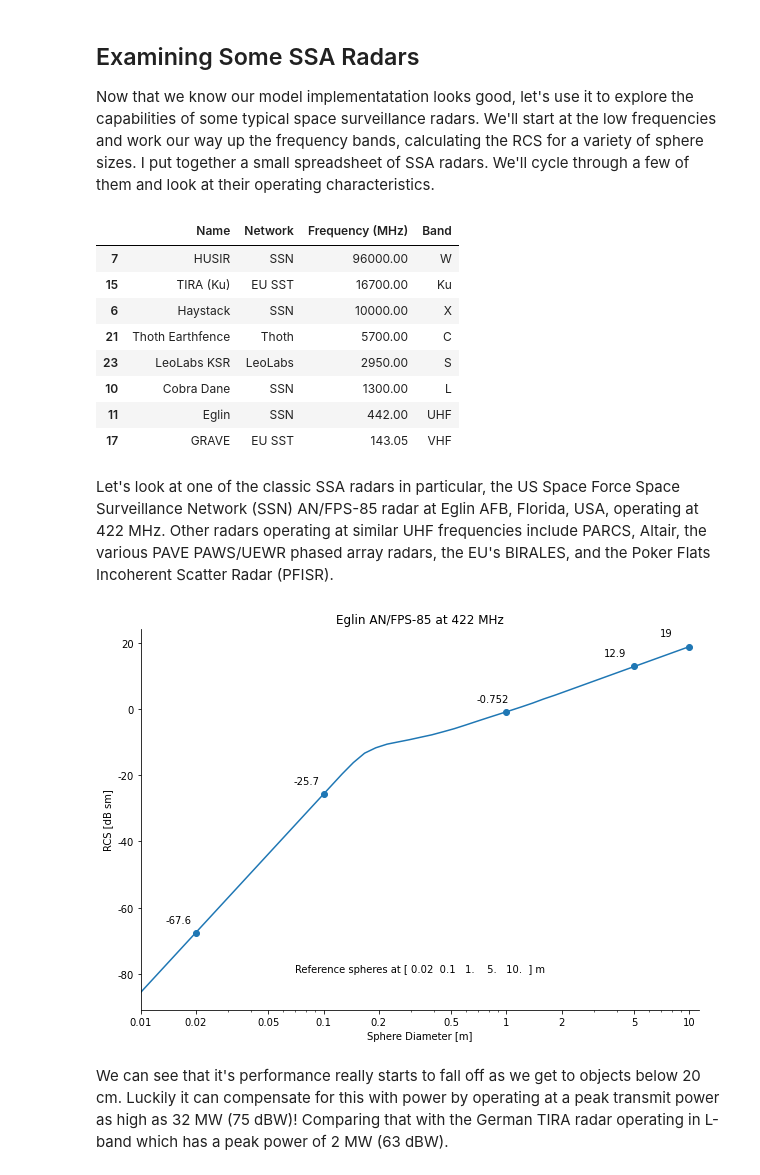
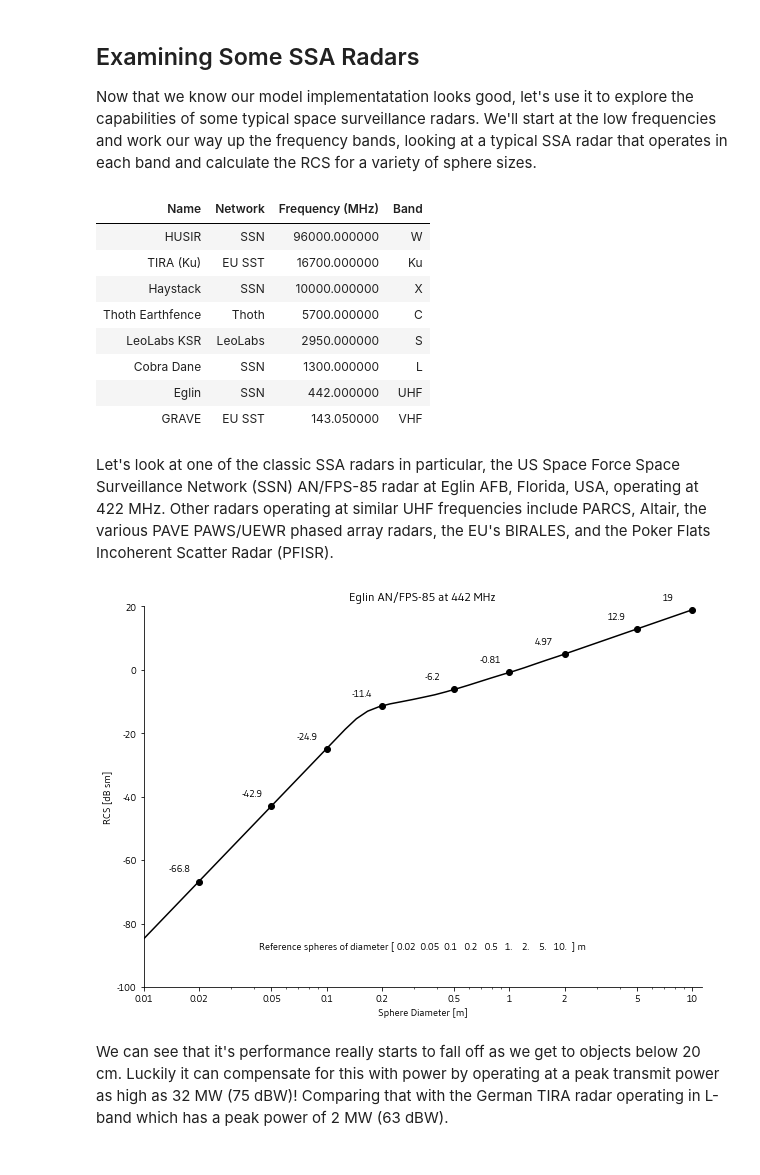
Before and after one commit to Exa-Research/radar-rcs, a Jupyter notebook: RCS Model.ipynb, the cells around one changed output. Drawn from its saved outputs; the diff is of its cells as text; code cells hidden in the pictures.

```diff
--- a/RCS Model.ipynb
+++ b/RCS Model.ipynb
@@ -97,29 +96,29 @@ for s in ['top', 'right']:
 # %% [markdown]
 ## Examining Some SSA Radars
 
-Now that we know our model implementatation looks good, let's use it to explore the capabilities of some typical space surveillance radars. We'll start at the low frequencies and work our way up the frequency bands, calculating the RCS for a variety of sphere sizes. I put together a small spreadsheet of SSA radars. We'll cycle through a few of them and look at their operating characteristics.
+Now that we know our model implementatation looks good, let's use it to explore the capabilities of some typical space surveillance radars. We'll start at the low frequencies and work our way up the frequency bands, looking at a typical SSA radar that operates in each band and calculate the RCS for a variety of sphere sizes.
 # %%
 df = pd.read_excel("radars.xlsx")
 radar_list = ['GRAVE', 'Haystack', 'Cobra Dane', 'Eglin', 'TIRA (Ku)', 'HUSIR', 'Thoth Earthfence', 'LeoLabs KSR']
 radars = df[df['Name'].isin(radar_list)].sort_values('Frequency (MHz)', ascending=False)
-radars[['Name', 'Network', 'Frequency (MHz)', 'Band']]
+radars[['Name', 'Network', 'Frequency (MHz)', 'Band']].style.hide_index()
 # %% [output]
-|  | Name | Network | Frequency (MHz) | Band |
-| 7 | HUSIR | SSN | 96000.00 | W |
-| 15 | TIRA (Ku) | EU SST | 16700.00 | Ku |
-| 6 | Haystack | SSN | 10000.00 | X |
-| 21 | Thoth Earthfence | Thoth | 5700.00 | C |
-| 23 | LeoLabs KSR | LeoLabs | 2950.00 | S |
-| 10 | Cobra Dane | SSN | 1300.00 | L |
-| 11 | Eglin | SSN | 442.00 | UHF |
-| 17 | GRAVE | EU SST | 143.05 | VHF |
+| Name | Network | Frequency (MHz) | Band |
+| HUSIR | SSN | 96000.000000 | W |
+| TIRA (Ku) | EU SST | 16700.000000 | Ku |
+| Haystack | SSN | 10000.000000 | X |
+| Thoth Earthfence | Thoth | 5700.000000 | C |
+| LeoLabs KSR | LeoLabs | 2950.000000 | S |
+| Cobra Dane | SSN | 1300.000000 | L |
+| Eglin | SSN | 442.000000 | UHF |
+| GRAVE | EU SST | 143.050000 | VHF |
 # %% [markdown]
 Let's look at one of the classic SSA radars in particular, the US Space Force Space Surveillance Network (SSN) AN/FPS-85 radar at Eglin AFB, Florida, USA, operating at 422 MHz. Other radars operating at similar UHF frequencies include PARCS, Altair, the various PAVE PAWS/UEWR phased array radars, the EU's BIRALES, and the Poker Flats Incoherent Scatter Radar (PFISR).
 # %%
-radar.plot_rcs(422e6, title='Eglin AN/FPS-85 at 422 MHz')
+radar.plot_rcs(442e6, title='Eglin AN/FPS-85 at 442 MHz');
 plt.savefig('eglin.png', dpi=300, facecolor='white')
 # %% [output]
-[figure, old version]
+[figure, new version]
 # %% [markdown]
 We can see that it's performance really starts to fall off as we get to objects below 20 cm. Luckily it can compensate for this with power by operating at a peak transmit power as high as 32 MW (75 dBW)! Comparing that with the German TIRA radar operating in L-band which has a peak power of 2 MW (63 dBW).
 # %%
```
Also changed, not shown: parts of 15 cells of this notebook.
